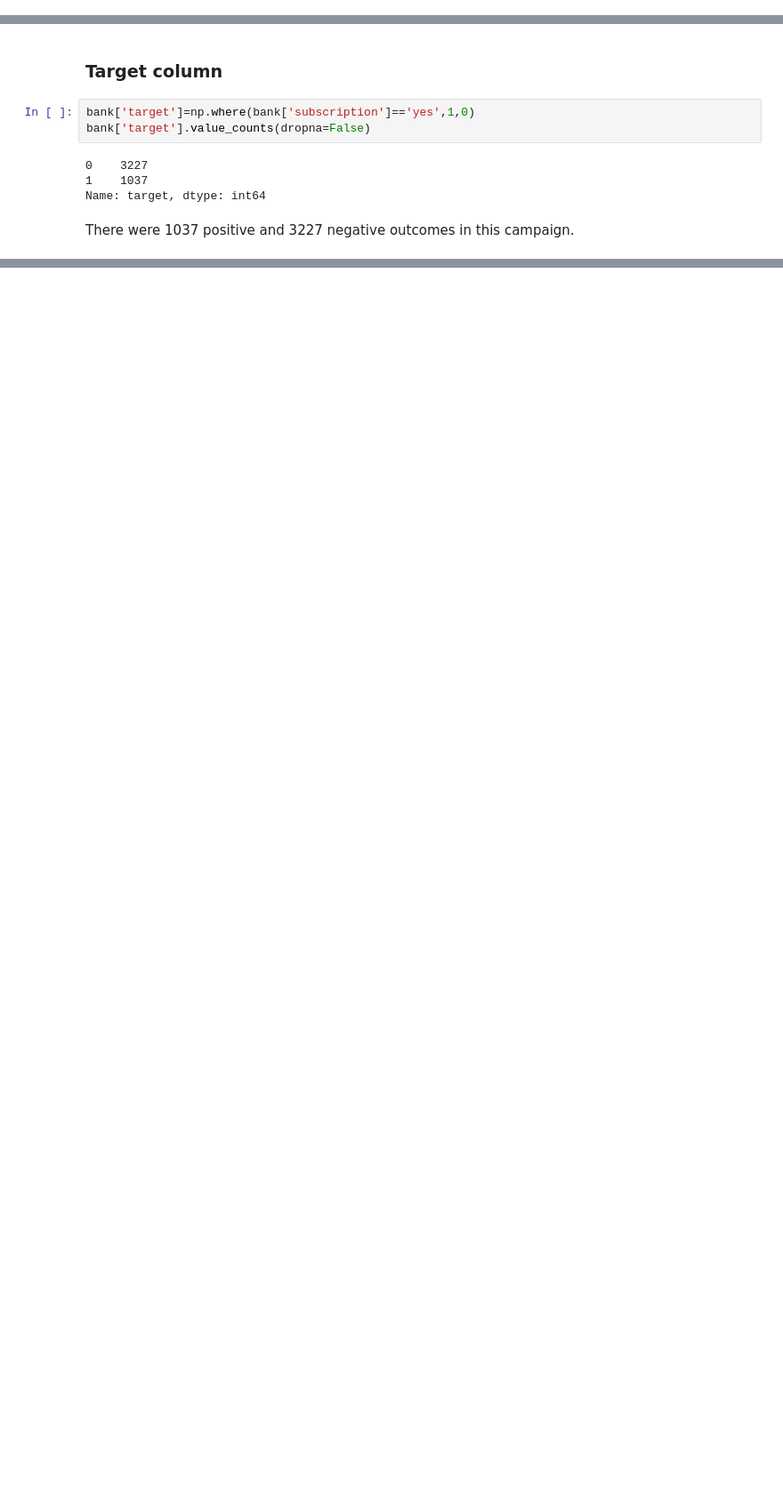
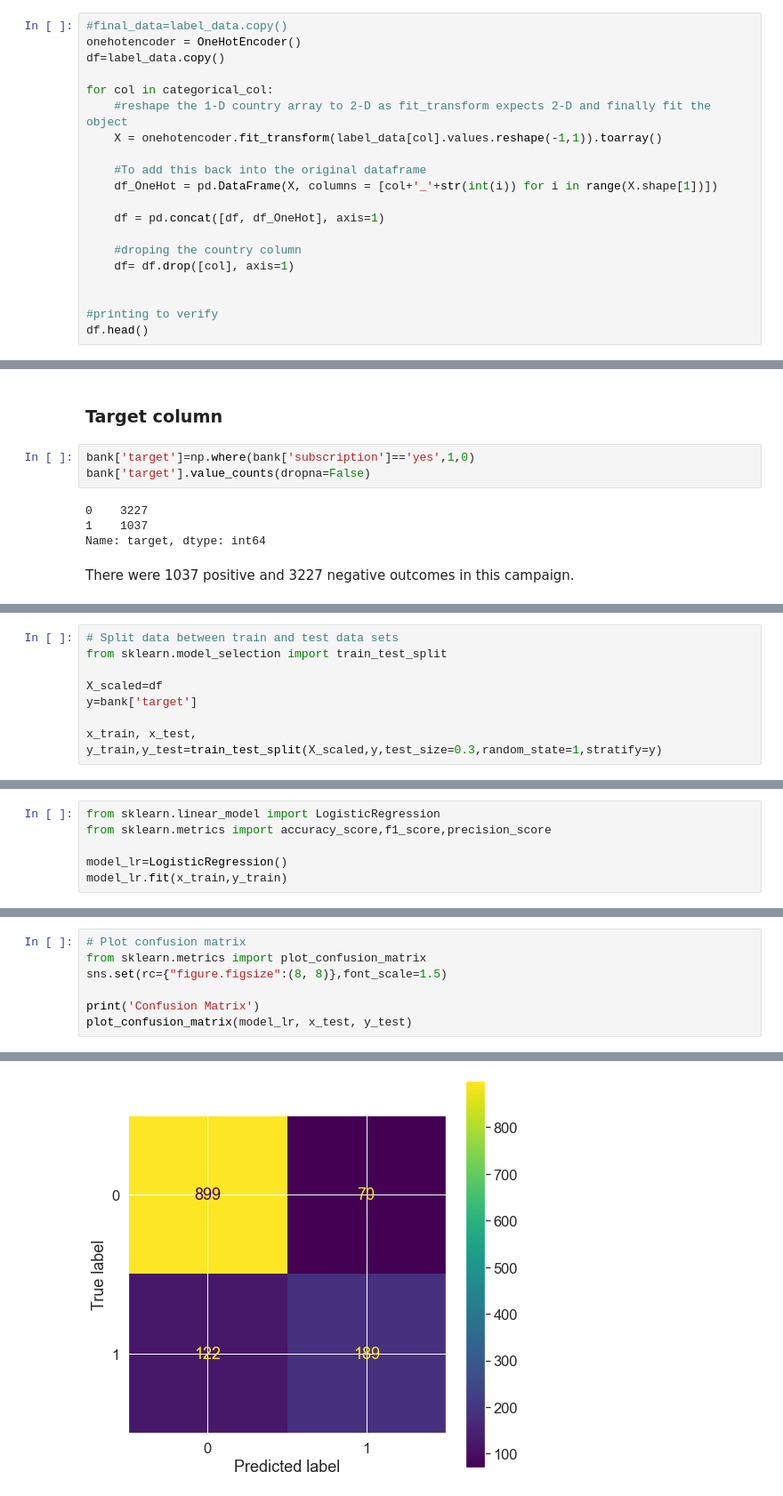
Before and after one commit to katerynalemishko/bank_deposit_marketing, a Jupyter notebook: Bank_deposit.ipynb, the cells around one changed output, grey strips where cells are left out. Shown at 89% size. Cells and saved outputs as stored; diff of their text form; blank space fills up the shorter version.

```diff
--- a/Bank_deposit.ipynb
+++ b/Bank_deposit.ipynb
@@ -469,0 +593,20 @@ the previous time, only around 12.2% subscribed during the current campaign.
+# %%
+#final_data=label_data.copy()
+onehotencoder = OneHotEncoder()
+df=label_data.copy()
+
+for col in categorical_col:
+    #reshape the 1-D country array to 2-D as fit_transform expects 2-D and finally fit the object
+    X = onehotencoder.fit_transform(label_data[col].values.reshape(-1,1)).toarray()
+
+    #To add this back into the original dataframe
+    df_OneHot = pd.DataFrame(X, columns = [col+'_'+str(int(i)) for i in range(X.shape[1])])
+
+    df = pd.concat([df, df_OneHot], axis=1)
+
+    #droping the country column
+    df= df.drop([col], axis=1)
+
+
+#printing to verify
+df.head()
@@ -729,0 +641,8 @@ Regression** for the problem studied in this project.
+# %%
+# Split data between train and test data sets
+from sklearn.model_selection import train_test_split
+
+X_scaled=df
+y=bank['target']
+
+x_train, x_test, y_train,y_test=train_test_split(X_scaled,y,test_size=0.3,random_state=1,stratify=y)
@@ -729,0 +651,6 @@ Regression** for the problem studied in this project.
+# %%
+from sklearn.linear_model import LogisticRegression
+from sklearn.metrics import accuracy_score,f1_score,precision_score
+
+model_lr=LogisticRegression()
+model_lr.fit(x_train,y_train)
@@ -729,0 +669,8 @@ Regression** for the problem studied in this project.
+# %%
+# Plot confusion matrix
+from sklearn.metrics import plot_confusion_matrix
+sns.set(rc={"figure.figsize":(8, 8)},font_scale=1.5)
+
+print('Confusion Matrix')
+plot_confusion_matrix(model_lr, x_test, y_test)
+# %% [output]
@@ -729,0 +679 @@ Regression** for the problem studied in this project.
+[figure, added]
```
Also changed, not shown: parts of 106 cells of this notebook.
